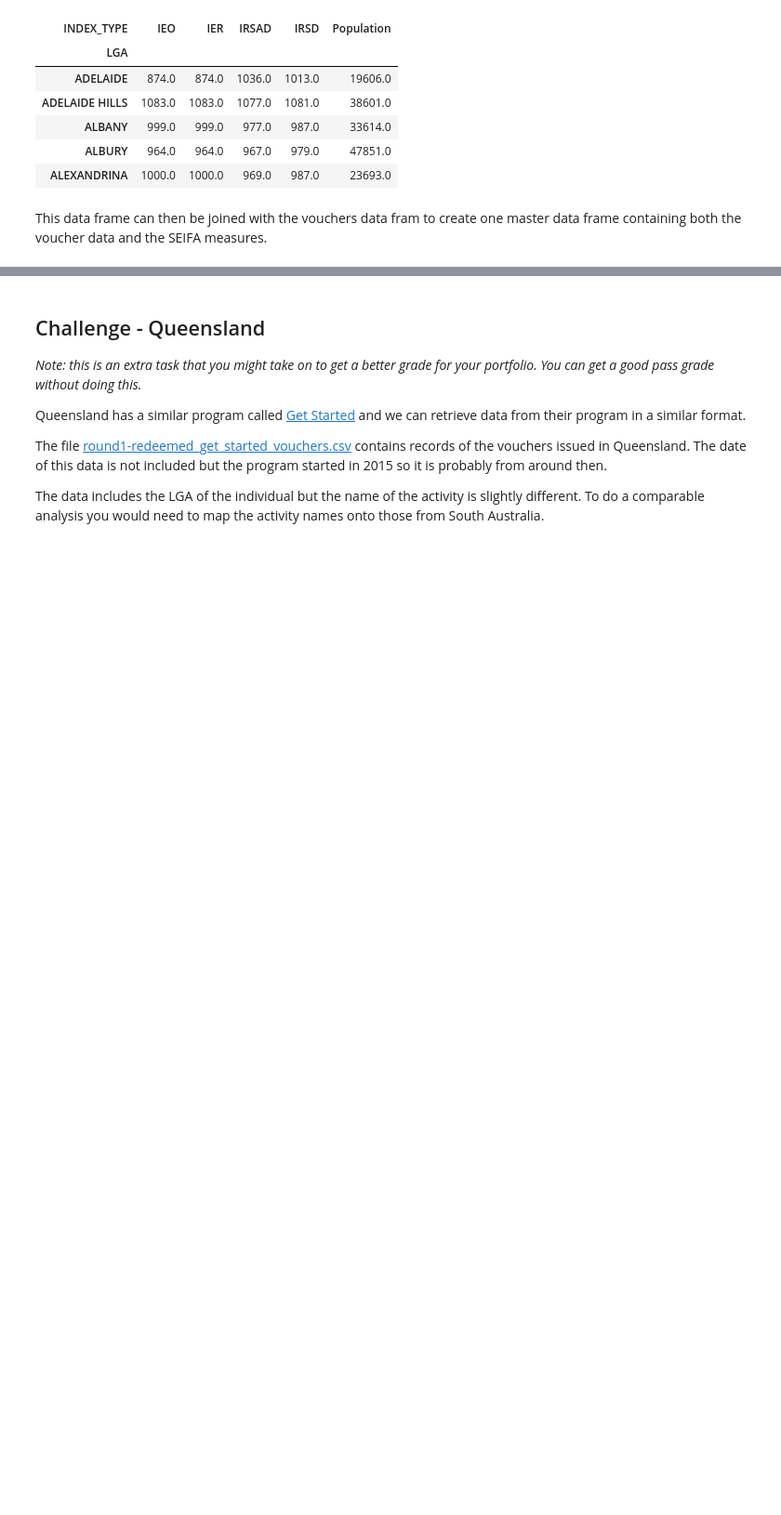
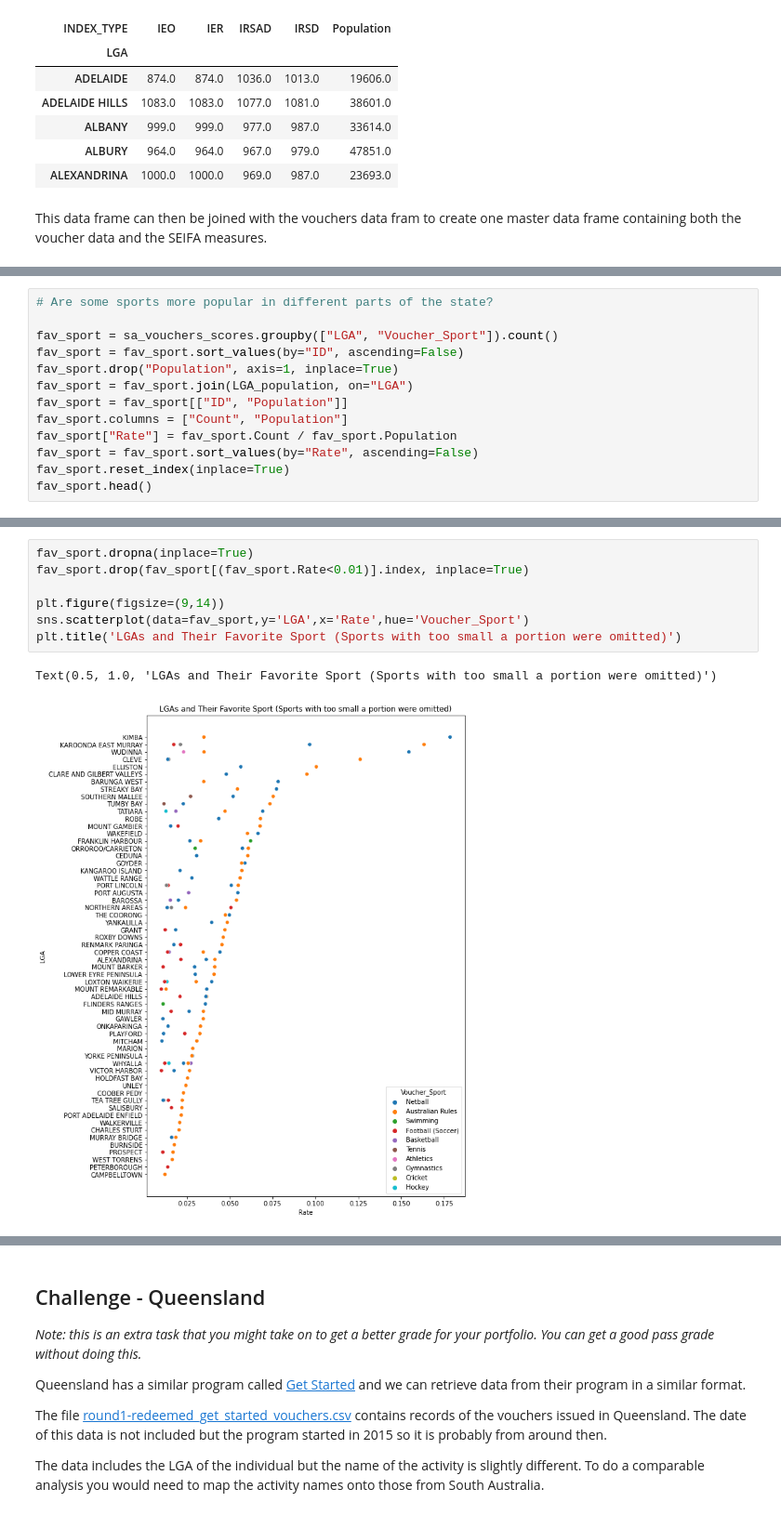
Before and after one commit to MQCOMP2200-S2-2021/data-science-portfolio-wenkangmq, a Jupyter notebook: Portfolio 2.ipynb, the cells around one changed output, grey strips where cells are left out. Shown at 93% size. Cells and saved outputs as stored; diff of their text form; blank space fills up the shorter version.

```diff
--- a/Portfolio 2.ipynb
+++ b/Portfolio 2.ipynb
@@ -81,0 +199,13 @@ sa_vouchers_scores.head()
+# %%
+# Are some sports more popular in different parts of the state?
+
+fav_sport = sa_vouchers_scores.groupby(["LGA", "Voucher_Sport"]).count()
+fav_sport = fav_sport.sort_values(by="ID", ascending=False)
+fav_sport.drop("Population", axis=1, inplace=True)
+fav_sport = fav_sport.join(LGA_population, on="LGA")
+fav_sport = fav_sport[["ID", "Population"]]
+fav_sport.columns = ["Count", "Population"]
+fav_sport["Rate"] = fav_sport.Count / fav_sport.Population
+fav_sport = fav_sport.sort_values(by="Rate", ascending=False)
+fav_sport.reset_index(inplace=True)
+fav_sport.head()
@@ -81,0 +219,10 @@ sa_vouchers_scores.head()
+# %%
+fav_sport.dropna(inplace=True)
+fav_sport.drop(fav_sport[(fav_sport.Rate<0.01)].index, inplace=True)
+
+plt.figure(figsize=(9,14))
+sns.scatterplot(data=fav_sport,y='LGA',x='Rate',hue='Voucher_Sport')
+plt.title('LGAs and Their Favorite Sport (Sports with too small a portion were omitted)')
+# %% [output]
+Text(0.5, 1.0, 'LGAs and Their Favorite Sport (Sports with too small a portion were omitted)')
+[figure, added]
```
Also changed, not shown: parts of 17 cells of this notebook.
